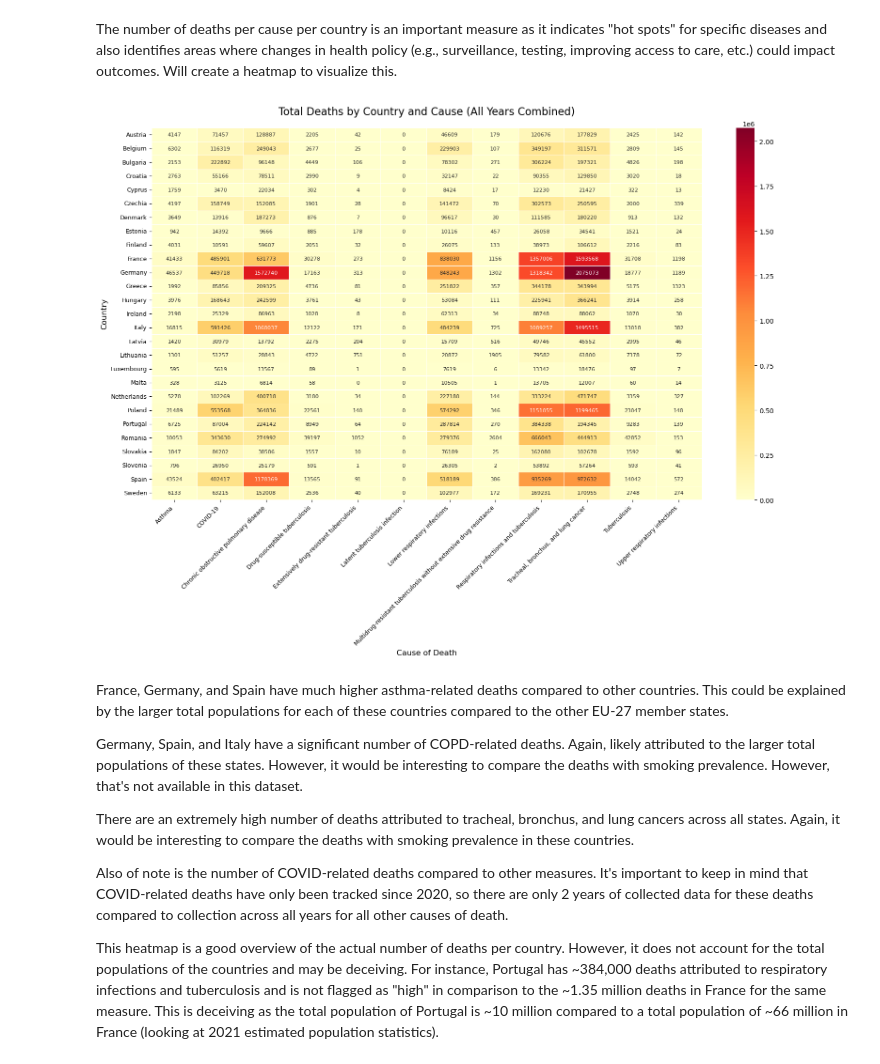
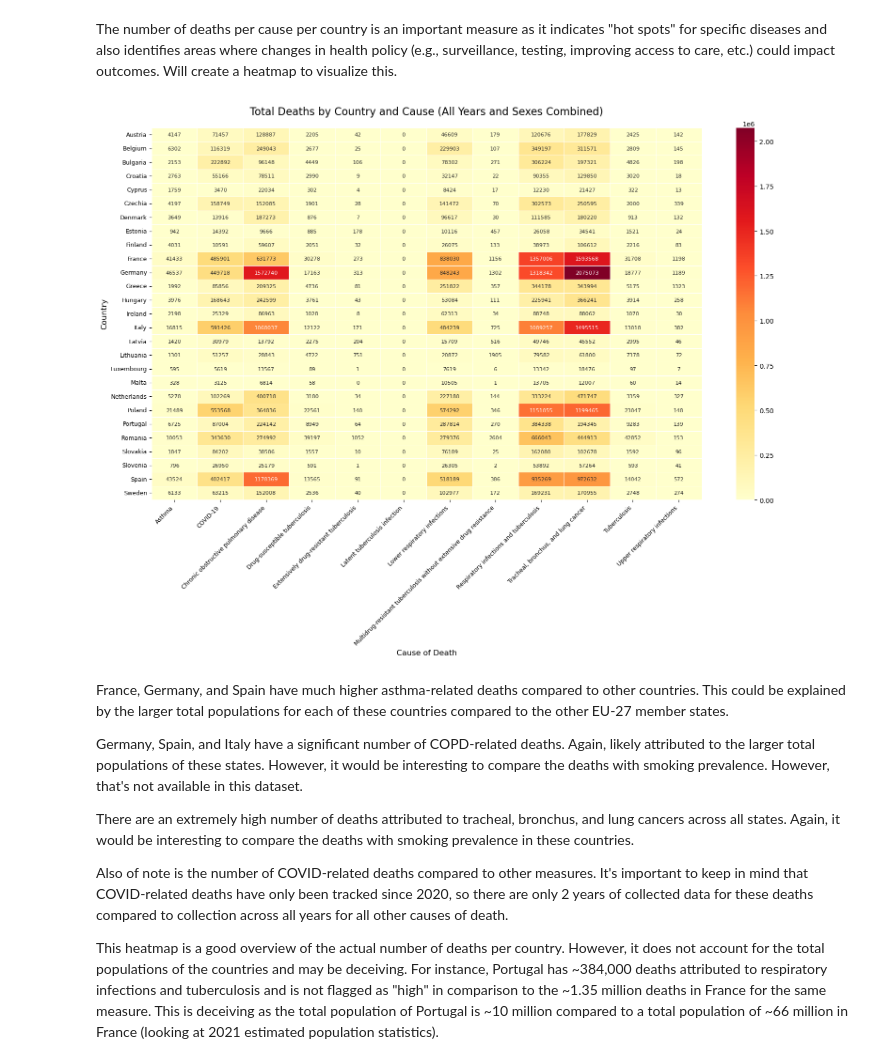
Before and after one commit to chrislagamba/Python-Data-Analysis, a Jupyter notebook: Respiratory Causes of Death - EU-27 - 2012-2021/EU_respiratory_deaths_2012_2021.ipynb, the cells around one changed output. Cells and saved outputs as stored; diff of their text form; code cells hidden in the pictures.

Commit message:
Continued visualization and analysis

```diff
--- a/Respiratory Causes of Death - EU-27 - 2012-2021/EU_respiratory_deaths_2012_2021.ipynb
+++ b/Respiratory Causes of Death - EU-27 - 2012-2021/EU_respiratory_deaths_2012_2021.ipynb
@@ -276,51 +277,51 @@ The number of deaths per cause per country is an important measure as it indicat
 # %%
 # Heatmap to compare the number of deaths per cause per country
 
 # Filter for death records
 gbd_deaths = gbd[gbd['measure'] == 'Deaths']
 
 # Create a pivot table: countries vs causes
 pivot_table = pd.pivot_table(
     gbd_deaths,
     index='location',      # Rows: Countries
     columns='cause',       # Columns: Causes
     values='val',          # Will use the reported value instead of the standard deviation for simplicity
     aggfunc='sum',         # Sum death counts for each country-cause combination
     fill_value=0,          # Fill missing combinations with 0
     observed=False
 )
 
 # For large datasets - focus on top entries
 # top_countries = pivot_table.sum(axis=1).sort_values(ascending=False).head(20).index
 # top_causes = pivot_table.sum().sort_values(ascending=False).head(15).index
 # pivot_table = pivot_table.loc[top_countries, top_causes]
+
+plt.figure(figsize=(16, 12))  # Adjust size based on data density
+
+# Create heatmap with annotations
+ax = sns.heatmap(
+    pivot_table,
+    annot=True,            # Show numbers in cells
+    fmt=".0f",             # Format as integers
+    cmap="YlOrRd",         # Yellow-Orange-Red color scale
+    linewidths=.5,         # Add grid lines
+    annot_kws={"size": 8}  # Annotation font size
+)
+
+# Customize labels
+plt.title("Total Deaths by Country and Cause (All Years and Sexes Combined)", fontsize=16, pad=20)
+plt.xlabel("Cause of Death", fontsize=12)
+plt.ylabel("Country", fontsize=12)
+plt.xticks(rotation=45, ha="right", fontsize=9)
+plt.yticks(fontsize=9)
+
+plt.tight_layout()
+plt.show()
+
+
+## replace with an interactice plot similar to the death rates below?
+# %% [output]
+[figure, added]
-# %%
-plt.figure(figsize=(16, 12))  # Adjust size based on data density
-
-# Create heatmap with annotations
-ax = sns.heatmap(
-    pivot_table,
-    annot=True,            # Show numbers in cells
-    fmt=".0f",             # Format as integers
-    cmap="YlOrRd",         # Yellow-Orange-Red color scale
-    linewidths=.5,         # Add grid lines
-    annot_kws={"size": 8}  # Annotation font size
-)
-
-# Customize labels
-plt.title("Total Deaths by Country and Cause (All Years Combined)", fontsize=16, pad=20)
-plt.xlabel("Cause of Death", fontsize=12)
-plt.ylabel("Country", fontsize=12)
-plt.xticks(rotation=45, ha="right", fontsize=9)
-plt.yticks(fontsize=9)
-
-plt.tight_layout()
-plt.show()
-
-
-## replace with an interactice plot similar to the death rates below?
-# %% [output]
-[figure, removed]
 # %% [markdown]
 France, Germany, and Spain have much higher asthma-related deaths compared to other countries. This could be explained by the larger total populations for each of these countries compared to the other EU-27 member states.
 
```
Also changed, not shown: parts of 13 cells of this notebook.
